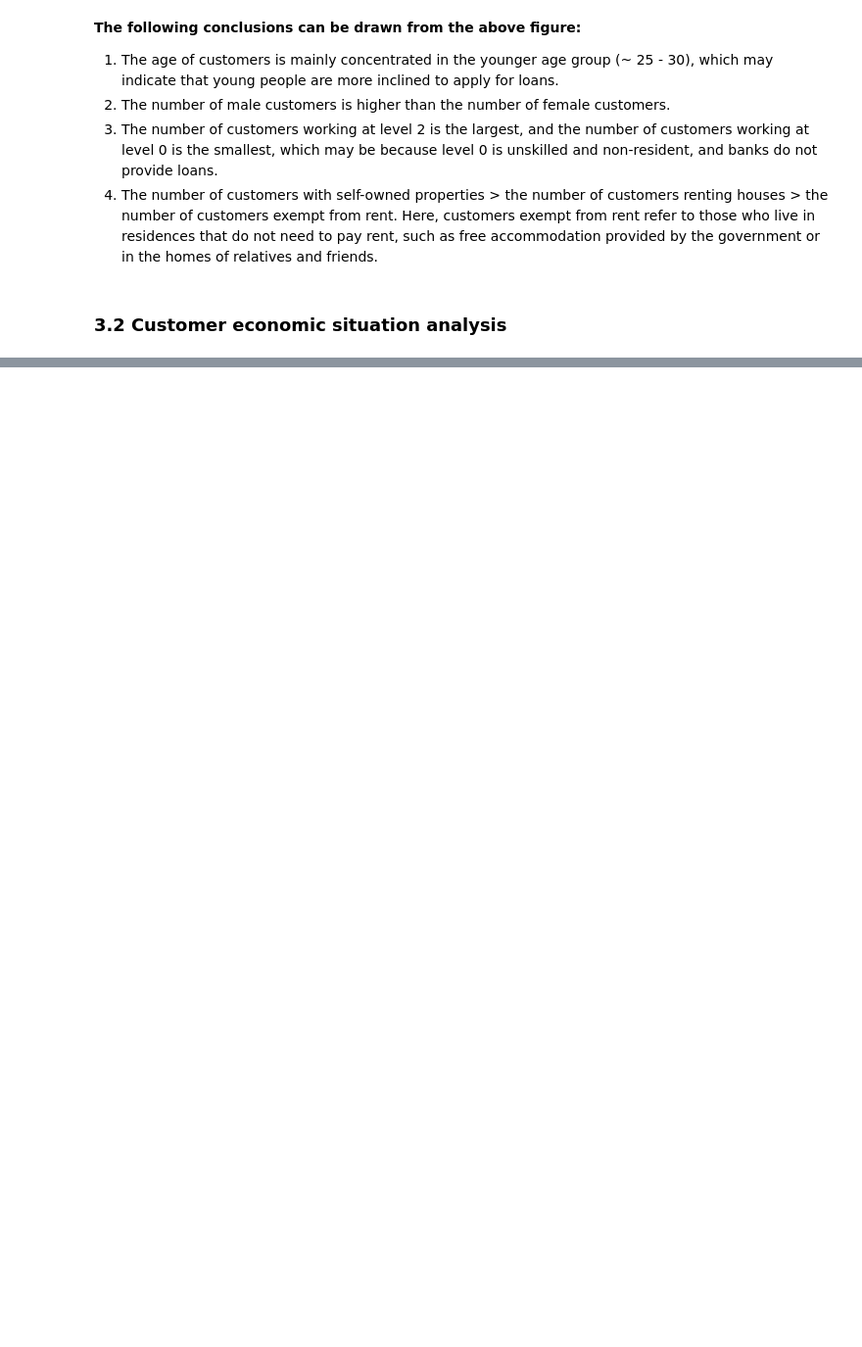
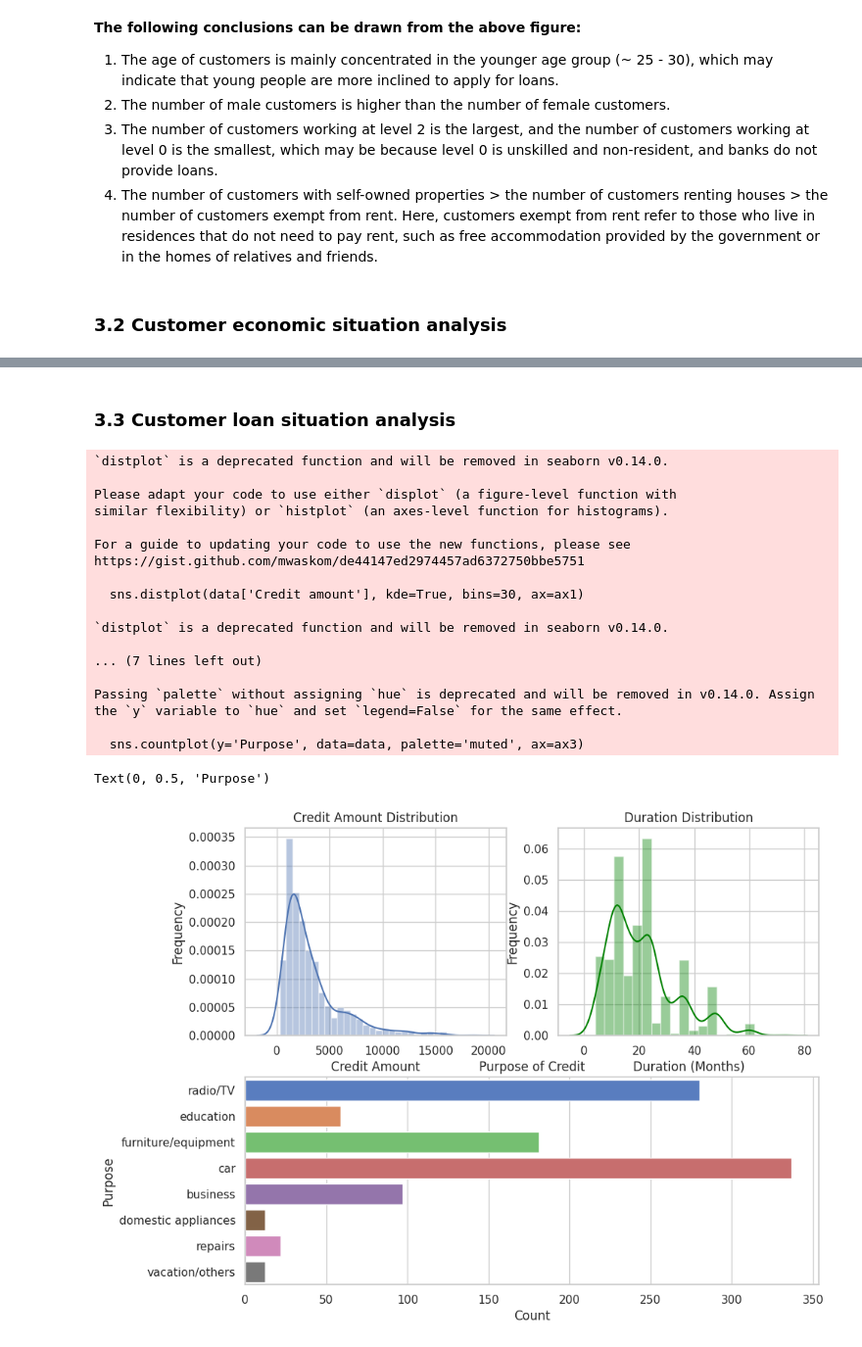
Before and after one commit to dataelvisliang/german_credit_risk, a Jupyter notebook: German_Credit_Risk.ipynb, the cells around one changed output, grey strips where cells are left out. Shown at 98% size. Cells and saved outputs as stored; diff of their text form; code cells hidden in the pictures; blank space fills up the shorter version.

```diff
--- a/German_Credit_Risk.ipynb
+++ b/German_Credit_Risk.ipynb
@@ -230,0 +264,47 @@ Passing `palette` without assigning `hue` is deprecated and will be removed in v
+# %% [markdown]
+### 3.3 **Customer loan situation analysis**
+# %%
+fig = plt.figure(figsize=(10,8))
+
+# Create a 2x2 graph layout
+ax1 = fig.add_subplot(2, 2, 1)
+ax2 = fig.add_subplot(2, 2, 2)
+ax3 = fig.add_subplot(2, 1, 2)
+
+# Distribution of loan amount
+sns.distplot(data['Credit amount'], kde=True, bins=30, ax=ax1)
+ax1.set_title('Credit Amount Distribution')
+ax1.set_xlabel('Credit Amount')
+ax1.set_ylabel('Frequency')
+
+# Distribution of loan term
+sns.distplot(data['Duration'], kde=True, bins=20, color='green', ax=ax2)
+ax2.set_title('Duration Distribution')
+ax2.set_xlabel('Duration (Months)')
+ax2.set_ylabel('Frequency')
+
+# Distribution of loan purpose
+sns.countplot(y='Purpose', data=data, palette='muted', ax=ax3)
+ax3.set_title('Purpose of Credit')
+ax3.set_xlabel('Count')
+ax3.set_ylabel('Purpose')
+# %% [output]
+`distplot` is a deprecated function and will be removed in seaborn v0.14.0.
+
+Please adapt your code to use either `displot` (a figure-level function with
+similar flexibility) or `histplot` (an axes-level function for histograms).
+
+For a guide to updating your code to use the new functions, please see
+https://gist.github.com/mwaskom/de44147ed2974457ad6372750bbe5751
+
+  sns.distplot(data['Credit amount'], kde=True, bins=30, ax=ax1)
+
+`distplot` is a deprecated function and will be removed in seaborn v0.14.0.
+
+... (7 lines left out)
+
+Passing `palette` without assigning `hue` is deprecated and will be removed in v0.14.0. Assign the `y` variable to `hue` and set `legend=False` for the same effect.
+
+  sns.countplot(y='Purpose', data=data, palette='muted', ax=ax3)
+Text(0, 0.5, 'Purpose')
+[figure, added]
```
Also changed, not shown: parts of 8 cells of this notebook.
